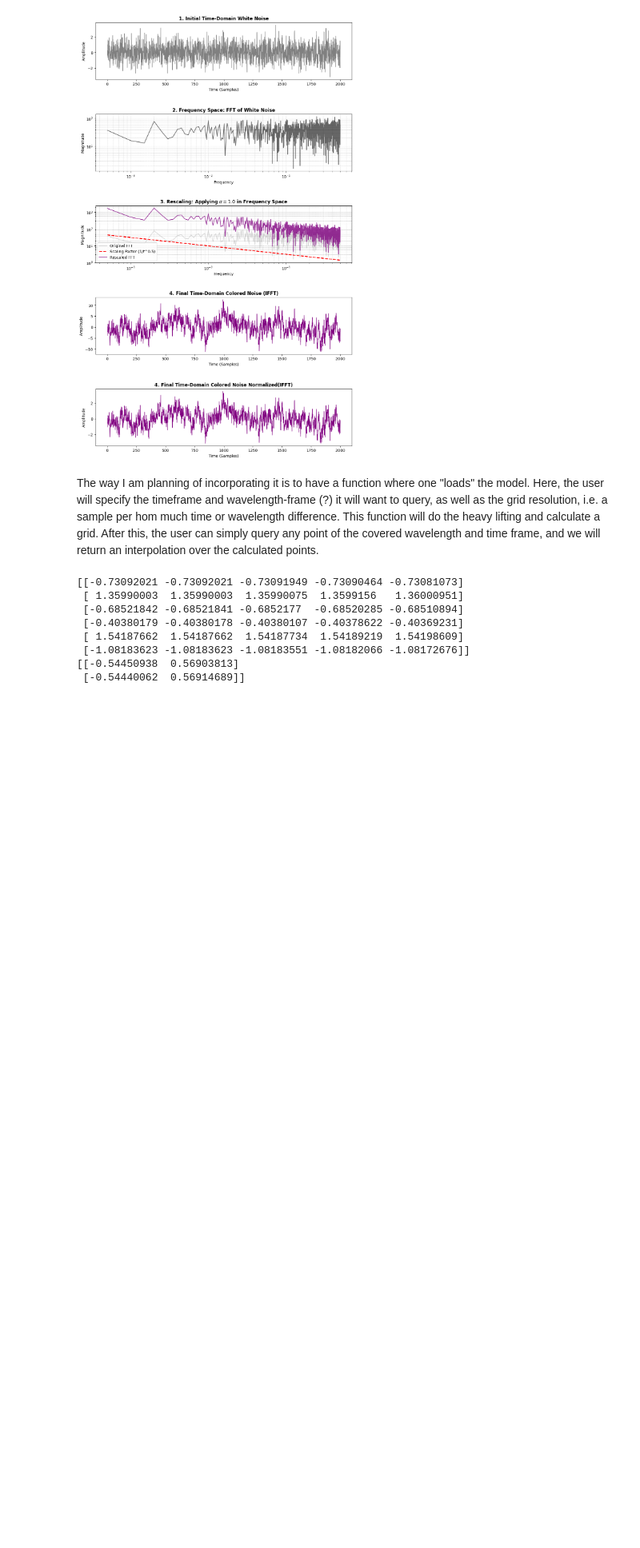
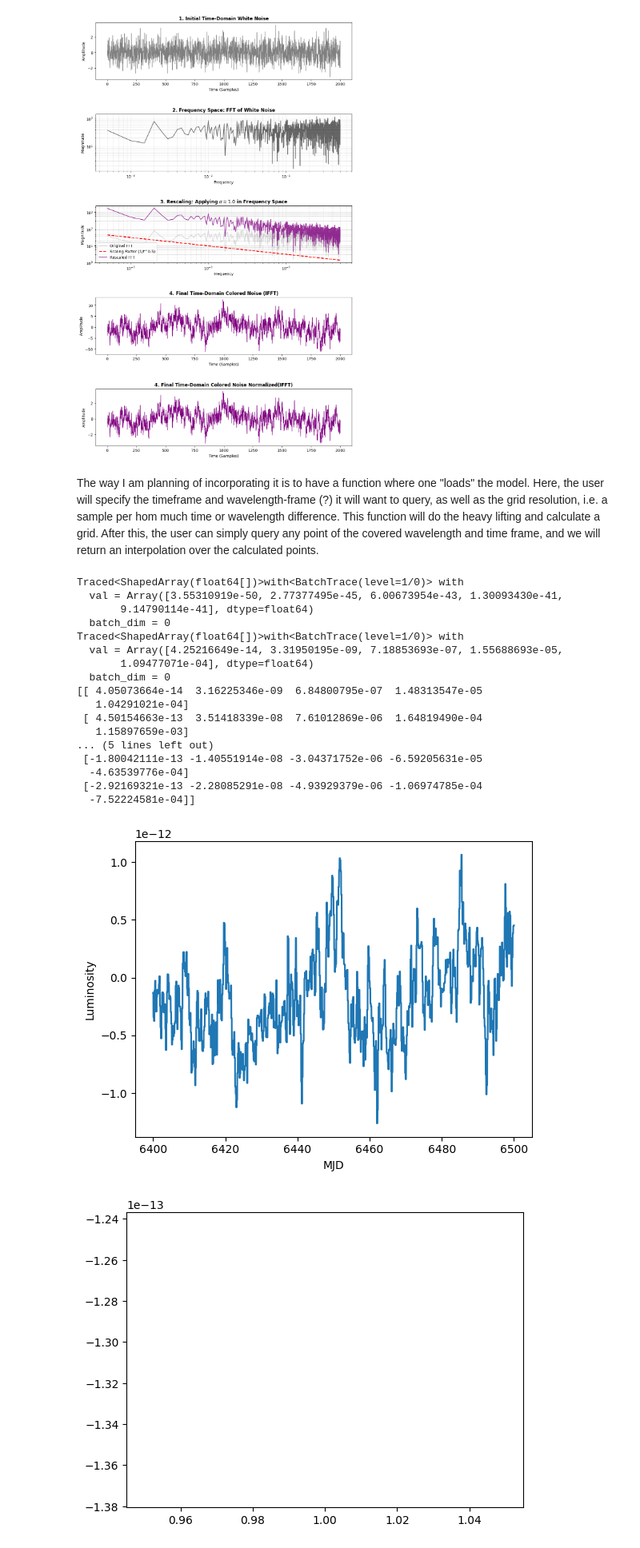
Before and after one commit to Zoe-Au/cosmographi, a Jupyter notebook: src/cosmographi/source/thin_disk_and_g_random_fields.ipynb, the cells around one changed output. Shown at 80% size. Cells and saved outputs as stored; diff of their text form; code cells hidden in the pictures; blank space fills up the shorter version.

```diff
--- a/src/cosmographi/source/thin_disk_and_g_random_fields.ipynb
+++ b/src/cosmographi/source/thin_disk_and_g_random_fields.ipynb
@@ -443,6 +443,7 @@ class AGNSourceThinDisk(TransientSource):
         r_seq = jnp.linspace(r_star, 10**4 * r_star, num_integration_points)
         y_seq = _integrand_funct(R=r_seq, freq=freq, mass=blackhole_mass, acc_rate=accretion_rate, r_star=r_star)
         second_prod = trapezoid(y_seq, r_seq)
+        print(first_prod * second_prod )
         return first_prod * second_prod
 
     def get_base_luminosity_density(self, w: jnp.ndarray) -> jnp.ndarray:
@@ -456,6 +457,7 @@ class AGNSourceThinDisk(TransientSource):
         luminosity_distance = distance_parsec * 3.086e+16
         flux = self.flux_density(freq=freq_rest, luminosity_distance=luminosity_distance)
         luminosity_density = flux * 4 * jnp.pi * luminosity_distance **2
+        print(luminosity_density)
         return luminosity_density
 
 
@@ -474,7 +476,7 @@ class AGNSourceThinDisk(TransientSource):
         noise = generate_random_field(1.0, num_time_steps, time_res)
         wavelengths = jnp.arange(start_w, end_w + w_res, w_res)
         base_luminosity = jax.vmap(self.get_base_luminosity_density)(wavelengths)
-        self.grid = base_luminosity[None, :] + noise[:, None]
+        self.grid = base_luminosity[None, :] * noise[:, None]
 
 
     def interpolate_luminosity_density(self, w: float, t: float) -> float:
@@ -505,20 +507,42 @@ class AGNSourceThinDisk(TransientSource):
         varying_in_both = jax.vmap(varying_in_wavelength, in_axes=(0, None))
         return varying_in_both(wavelengths, times)
 # %%
+M_sun = 10e8
 agn = AGNSourceThinDisk(name="agn1", blackhole_mass=10e8*M_sun, accretion_rate=M_sun, r_star=1.5e11, inclination_angle=0)
-agn.load_luminosity(start_time=6500, end_time=6520, start_w=1, end_w=3, time_res=4, w_res=0.5)
+agn.load_luminosity(start_time=6300, end_time=6600, start_w=1, end_w=3, time_res=0.15, w_res=0.5)
 print(agn.grid)
-# print(agn.luminosity_density(jnp.asarray([2.0]), jnp.asarray([6510.0])))
-print(agn.luminosity_density(jnp.asarray([2.0, 3.0]), jnp.asarray([6510.0, 6515.0])))
+times = jnp.linspace(6400, 6500, 10000)
+# ws = jnp.linspace(1, 3, 5)
+ws = jnp.asarray([1])
+arr = agn.luminosity_density(ws, times)
+
+plt.plot(times, arr[0, :])
+plt.xlabel("MJD")
+plt.ylabel("Luminosity")
+plt.show()
+
+plt.plot(ws, arr[:, 0])
+plt.show()
 # %% [output]
-[[-0.73092021 -0.73092021 -0.73091949 -0.73090464 -0.73081073]
- [ 1.35990003  1.35990003  1.35990075  1.3599156   1.36000951]
- [-0.68521842 -0.68521841 -0.6852177  -0.68520285 -0.68510894]
- [-0.40380179 -0.40380178 -0.40380107 -0.40378622 -0.40369231]
- [ 1.54187662  1.54187662  1.54187734  1.54189219  1.54198609]
- [-1.08183623 -1.08183623 -1.08183551 -1.08182066 -1.08172676]]
-[[-0.54450938  0.56903813]
- [-0.54440062  0.56914689]]
+Traced<ShapedArray(float64[])>with<BatchTrace(level=1/0)> with
+  val = Array([3.55310919e-50, 2.77377495e-45, 6.00673954e-43, 1.30093430e-41,
+       9.14790114e-41], dtype=float64)
+  batch_dim = 0
+Traced<ShapedArray(float64[])>with<BatchTrace(level=1/0)> with
+  val = Array([4.25216649e-14, 3.31950195e-09, 7.18853693e-07, 1.55688693e-05,
+       1.09477071e-04], dtype=float64)
+  batch_dim = 0
+[[ 4.05073664e-14  3.16225346e-09  6.84800795e-07  1.48313547e-05
+   1.04291021e-04]
+ [ 4.50154663e-13  3.51418339e-08  7.61012869e-06  1.64819490e-04
+   1.15897659e-03]
+... (5 lines left out)
+ [-1.80042111e-13 -1.40551914e-08 -3.04371752e-06 -6.59205631e-05
+  -4.63539776e-04]
+ [-2.92169321e-13 -2.28085291e-08 -4.93929379e-06 -1.06974785e-04
+  -7.52224581e-04]]
+[figure, added]
+[figure, added]
 # %%
 # TODO: The handling of start - end not being a multiple of the resolution may not be being handled
 # TODO: Not handling correctly when one fo the queryed time/ wavelengths is represented in the grid
```
Also changed, not shown: parts of 6 cells of this notebook, 2 other files.
